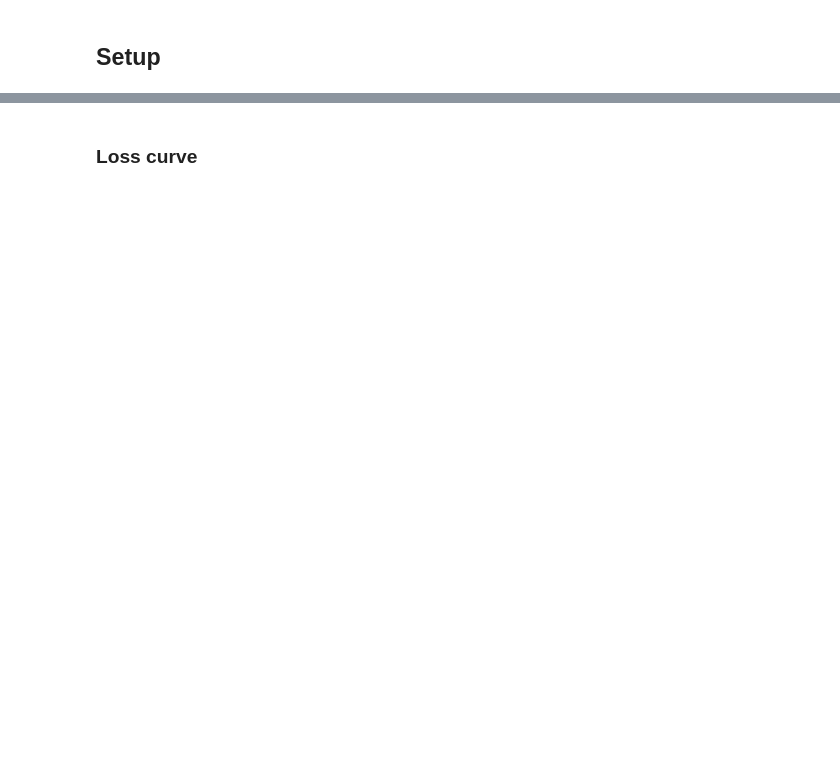
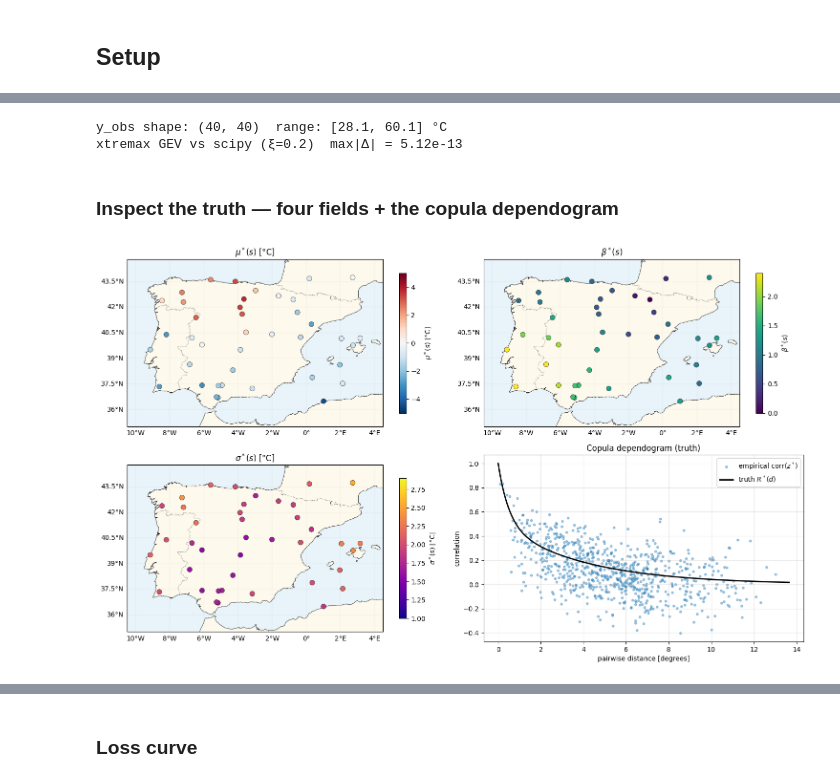
Before and after one commit to jejjohnson/research_notebook, a Jupyter notebook: projects/gaussian_processes/notebooks/13_applied/spatial_extremes/04_spain_copula.ipynb, the cells around one changed output, grey strips where cells are left out. Drawn from its saved outputs; the diff is of its cells as text; code cells hidden in the pictures; blank space fills up the shorter version.

```diff
--- a/projects/gaussian_processes/notebooks/13_applied/spatial_extremes/04_spain_copula.ipynb
+++ b/projects/gaussian_processes/notebooks/13_applied/spatial_extremes/04_spain_copula.ipynb
@@ -661,0 +167,65 @@ fitted c2           = 3.729    (truth 4.000)  [degrees]
+# %%
+L_truth = jnp.linalg.cholesky(R_truth)
+key, key_z = jr.split(key)
+z_truth = jr.normal(key_z, (T, S)) @ L_truth.T   # (T, S) correlated normals
+u_truth = jss.norm.cdf(z_truth)                  # (T, S)
+y_obs = gev_icdf(
+    jnp.clip(u_truth.T, EPS_U, 1.0 - EPS_U),     # (S, T)
+    f_truth, sigma_truth[:, None], xi_truth[:, None],
+)
+Y_MEAN = float(jnp.mean(y_obs))
+print(f"y_obs shape: {y_obs.shape}  range: [{float(y_obs.min()):.1f}, {float(y_obs.max()):.1f}] °C")
+
+# Verify xtremax GEV margins vs scipy
+y_grid = jnp.linspace(-2.0, 25.0, 60)
+ours = GEV(loc=3.0, scale=1.5, concentration=0.2).log_prob(y_grid)
+theirs = genextreme.logpdf(np.asarray(y_grid), c=-0.2, loc=3.0, scale=1.5)
+print(f"xtremax GEV vs scipy (ξ=0.2)  max|Δ| = {float(jnp.max(jnp.abs(ours - theirs))):.2e}")
+# %% [output]
+y_obs shape: (40, 40)  range: [28.1, 60.1] °C
+xtremax GEV vs scipy (ξ=0.2)  max|Δ| = 5.12e-13
+# %% [markdown]
+### Inspect the truth — four fields + the copula dependogram
+# %%
+def plot_stations(ax, values, *, cmap, vlim, label):
+    ax.set_extent([SPAIN_BBOX[0] - 1, SPAIN_BBOX[1] + 1, SPAIN_BBOX[2] - 1, SPAIN_BBOX[3] + 1], crs=ccrs.PlateCarree())
+    ax.add_feature(cfeature.COASTLINE, linewidth=0.5)
+    ax.add_feature(cfeature.BORDERS, linestyle=":", linewidth=0.5)
+    ax.add_feature(cfeature.OCEAN, facecolor="#e8f3fa")
+    ax.add_feature(cfeature.LAND, facecolor="#fdf9ec")
+    sc = ax.scatter(
+        np.asarray(lon_st), np.asarray(lat_st), c=np.asarray(values), cmap=cmap,
+        vmin=vlim[0], vmax=vlim[1], s=55, edgecolors="k", linewidths=0.4,
+        transform=ccrs.PlateCarree(), zorder=5,
+    )
+    gl = ax.gridlines(draw_labels=True, linewidth=0.2, alpha=0.4)
+    gl.top_labels = gl.right_labels = False
+    plt.colorbar(sc, ax=ax, shrink=0.75, label=label)
+
+
+fig = plt.figure(figsize=(15, 9))
+specs = [
+    (1, mu_truth, "RdBu_r", (-5, 5), r"$\mu^*(s)$ [°C]"),
+    (2, beta_truth, "viridis", (0.0, 2.4), r"$\beta^*(s)$"),
+    (3, sigma_truth, "plasma", (1.0, 2.9), r"$\sigma^*(s)$ [°C]"),
+]
+for idx, vals, cmap, vlim, label in specs:
+    ax = fig.add_subplot(2, 2, idx, projection=ccrs.PlateCarree())
+    plot_stations(ax, vals, cmap=cmap, vlim=vlim, label=label)
+    ax.set_title(label)
+# 4th panel: the dependogram (truth curve + empirical corr of the true z)
+ax_dep = fig.add_subplot(2, 2, 4)
+emp_corr_truth = np.asarray(jnp.corrcoef(z_truth.T))[iu]
+d_grid = np.linspace(0, float(D_mat.max()) * 1.05, 200)
+r_curve = TRUTH["c0"] * np.exp(-d_grid / TRUTH["c1"]) + (1 - TRUTH["c0"]) * np.exp(-d_grid / TRUTH["c2"])
+ax_dep.scatter(d_pairs, emp_corr_truth, s=10, alpha=0.4, color="C0", label=r"empirical corr$(z^*)$")
+ax_dep.plot(d_grid, r_curve, "k-", lw=2, label=r"truth $R^*(d)$")
+ax_dep.set_xlabel("pairwise distance [degrees]")
+ax_dep.set_ylabel("correlation")
+ax_dep.set_title("Copula dependogram (truth)")
+ax_dep.legend()
+ax_dep.grid(alpha=0.3)
+plt.tight_layout()
+plt.show()
+# %% [output]
+[figure, added]
```
Also changed, not shown: parts of 54 cells of this notebook.
